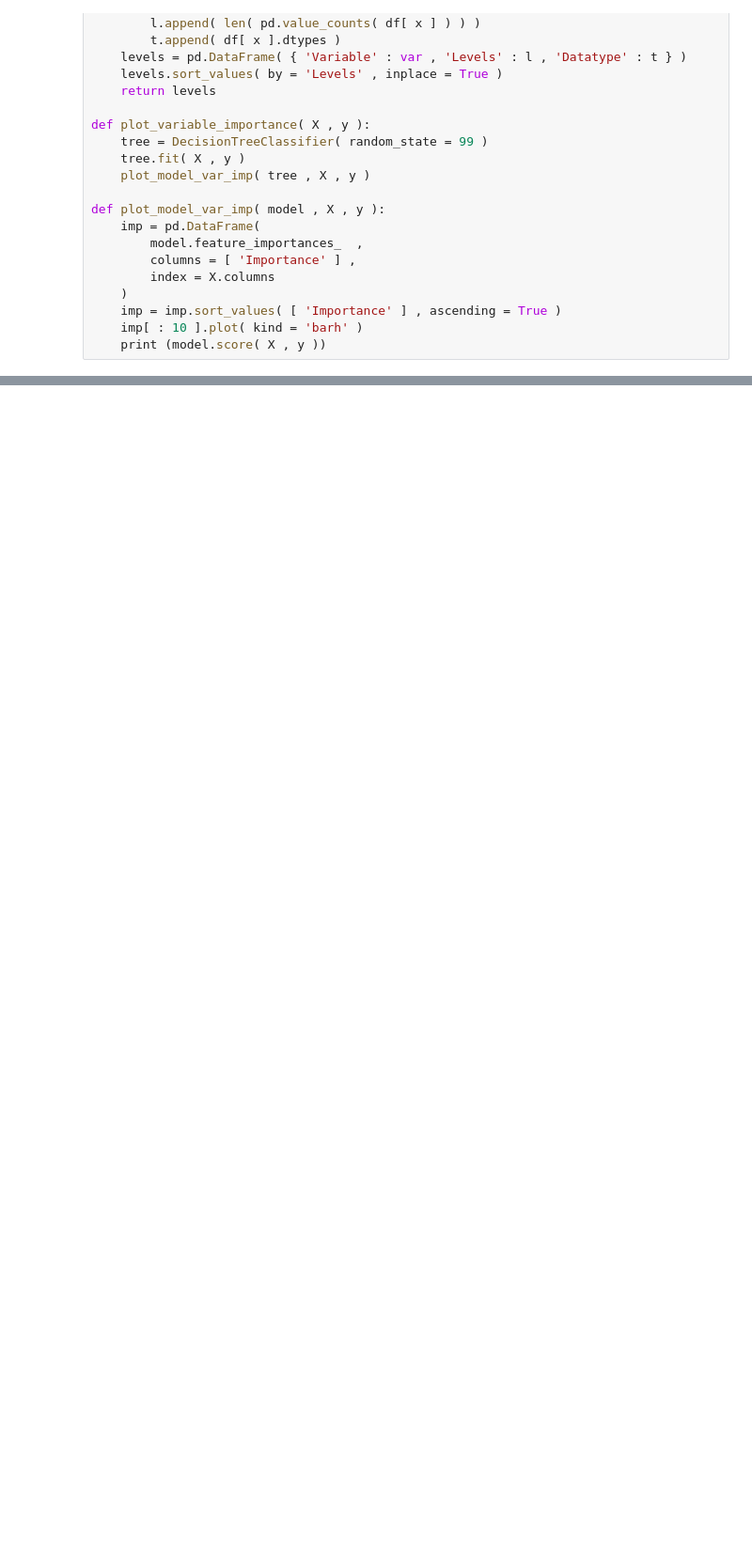
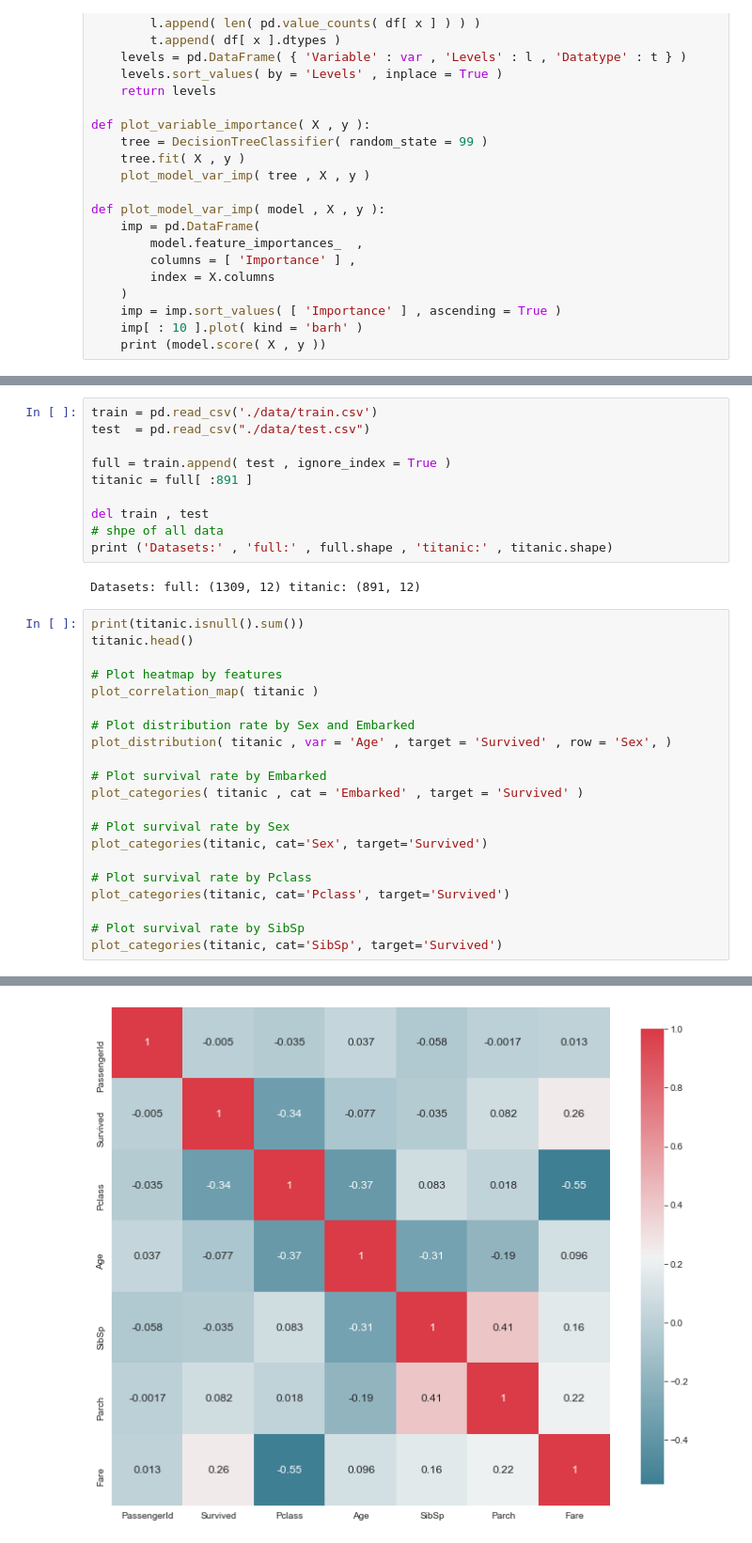
Before and after one commit to xuefeng-hao/Kaggle-Titanic-, a Jupyter notebook: kaggle-titanic.ipynb, the cells around one changed output, grey strips where cells are left out. Shown at 94% size. Saved outputs shown, nothing was run; the diff lists cells and outputs as text; blank space fills up the shorter version.

```diff
--- a/kaggle-titanic.ipynb
+++ b/kaggle-titanic.ipynb
@@ -135,0 +137,34 @@ df_train(head)
+# %%
+train = pd.read_csv('./data/train.csv')
+test  = pd.read_csv("./data/test.csv")
+
+full = train.append( test , ignore_index = True )
+titanic = full[ :891 ]
+
+del train , test
+# shpe of all data
+print ('Datasets:' , 'full:' , full.shape , 'titanic:' , titanic.shape)
+# %% [output]
+Datasets: full: (1309, 12) titanic: (891, 12)
+# %%
+print(titanic.isnull().sum())
+titanic.head()
+
+# Plot heatmap by features
+plot_correlation_map( titanic )
+
+# Plot distribution rate by Sex and Embarked
+plot_distribution( titanic , var = 'Age' , target = 'Survived' , row = 'Sex', )
+
+# Plot survival rate by Embarked
+plot_categories( titanic , cat = 'Embarked' , target = 'Survived' )
+
+# Plot survival rate by Sex
+plot_categories(titanic, cat='Sex', target='Survived')
+
+# Plot survival rate by Pclass
+plot_categories(titanic, cat='Pclass', target='Survived')
+
+# Plot survival rate by SibSp
+plot_categories(titanic, cat='SibSp', target='Survived')
+# %% [output]
@@ -135,0 +184 @@ df_train(head)
+[figure, added]
```
Also changed, not shown: parts of 27 cells of this notebook, 1 other file.
